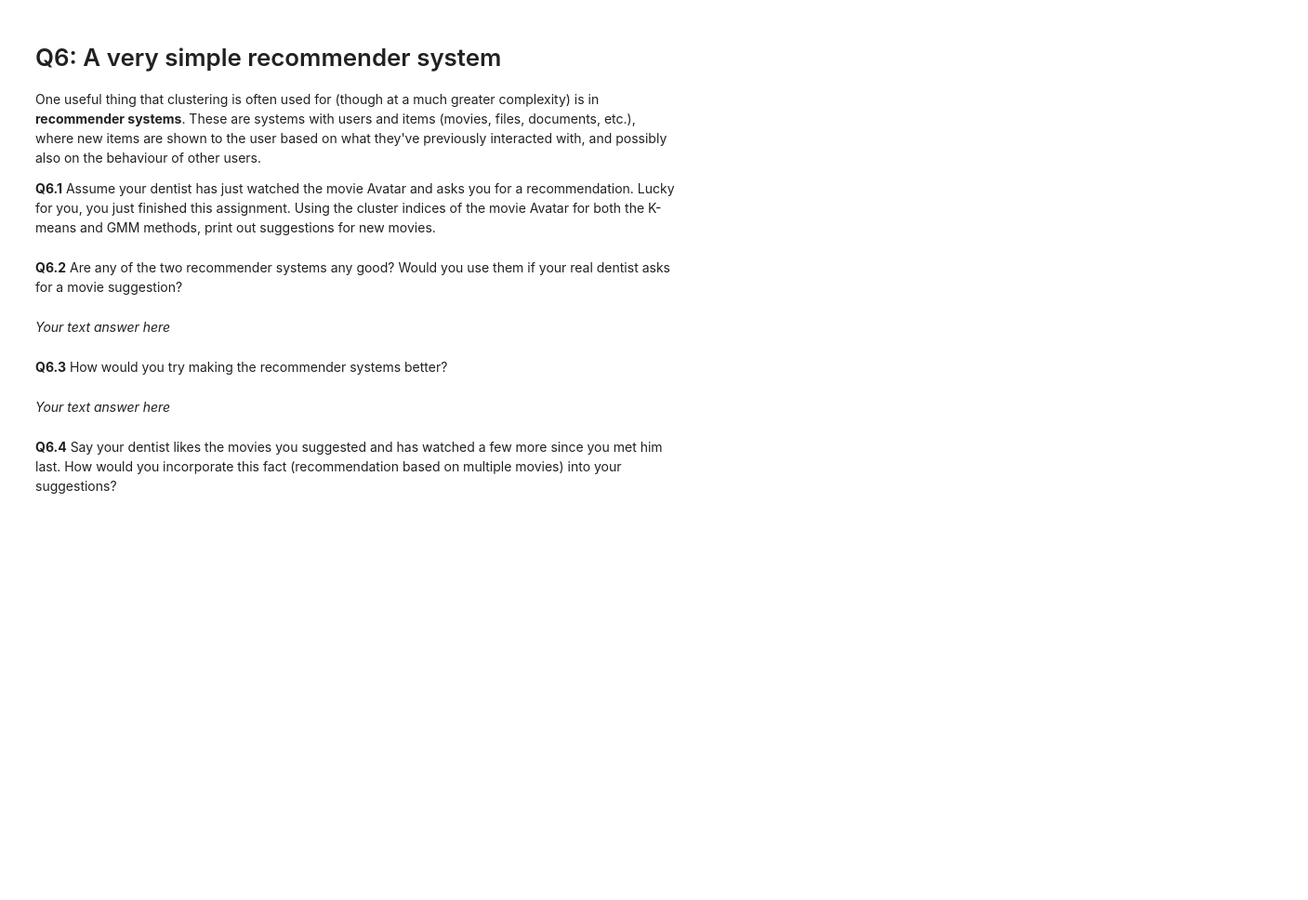
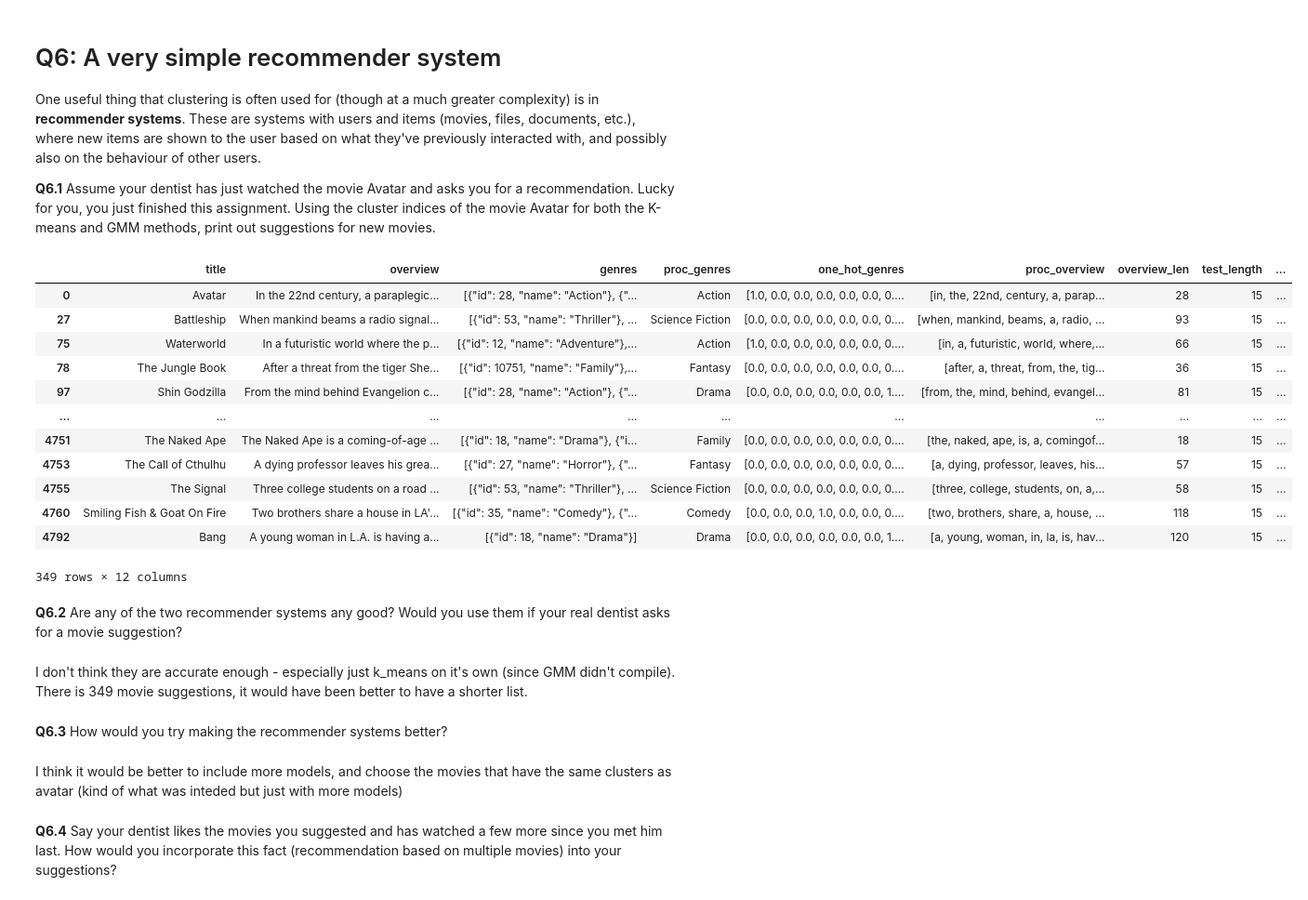
Before and after one commit to mrozalski/TMDL2024, a Jupyter notebook: week3/Assignment 3 - Empty.ipynb, the cells around one changed output. Shown at 93% size. Drawn from its saved outputs; the diff is of its cells as text; code cells hidden in the pictures; blank space fills up the shorter version.

```diff
--- a/week3/Assignment 3 - Empty.ipynb
+++ b/week3/Assignment 3 - Empty.ipynb
@@ -479,4 +514,15 @@ df["cluster_kmeans"] = ... # set predictions
 
 **Q5.1** As with the K-means above, cluster the movies based on the features that were extracted via PCA in a previous step. Set $K=20$. Add the predicted cluster into the dataframe as a new column called `cluster_gmm`. Print out the elements of a single cluster of your choice from the dataframe.
 # %%
-# Your code answer here
+# import GMM class
+from sklearn.mixture import GaussianMixture
+
+# Perform K-means clustering
+gmm = GaussianMixture(20)
+gmm.fit(matrix_of_data)
+
+y_preds_gmm = gmm.predict(matrix_of_data) # get predictions
+df["cluster_gmm"] = y_preds_gmm # set predictions
+
+# print out elements of cluster 0
+df[df["cluster_gmm"]==0]
@@ -505,19 +553,32 @@ One useful thing that clustering is often used for (though at a much greater com
 # %%
 prev_watch = "Avatar"
 
-cluster_kmeans = # find what cluster index Avatar falls into for k-means
-cluster_gmm = # find what cluster index Avatar falls into for gmm
+#cluster_gmm = # find what cluster index Avatar falls into for gmm - didn't compile
+k_mean_Avatar = df.loc[df['title'] == 'Avatar', 'cluster_kmeans'].iloc[0]
 
-# print out similar movies
-...
+df[df['cluster_kmeans']==k_mean_Avatar]
+# %% [output]
+|  | title | overview | genres | proc_genres | one_hot_genres | proc_overview | overview_len | test_length | ... |
+| 0 | Avatar | In the 22nd century, a paraplegic... | [{"id": 28, "name": "Action"}, {"... | Action | [1.0, 0.0, 0.0, 0.0, 0.0, 0.0, 0.... | [in, the, 22nd, century, a, parap... | 28 | 15 | ... |
+| 27 | Battleship | When mankind beams a radio signal... | [{"id": 53, "name": "Thriller"}, ... | Science Fiction | [0.0, 0.0, 0.0, 0.0, 0.0, 0.0, 0.... | [when, mankind, beams, a, radio, ... | 93 | 15 | ... |
+| 75 | Waterworld | In a futuristic world where the p... | [{"id": 12, "name": "Adventure"},... | Action | [1.0, 0.0, 0.0, 0.0, 0.0, 0.0, 0.... | [in, a, futuristic, world, where,... | 66 | 15 | ... |
+| 78 | The Jungle Book | After a threat from the tiger She... | [{"id": 10751, "name": "Family"},... | Fantasy | [0.0, 0.0, 0.0, 0.0, 0.0, 0.0, 0.... | [after, a, threat, from, the, tig... | 36 | 15 | ... |
+| 97 | Shin Godzilla | From the mind behind Evangelion c... | [{"id": 28, "name": "Action"}, {"... | Drama | [0.0, 0.0, 0.0, 0.0, 0.0, 0.0, 1.... | [from, the, mind, behind, evangel... | 81 | 15 | ... |
+| ... | ... | ... | ... | ... | ... | ... | ... | ... | ... |
+| 4751 | The Naked Ape | The Naked Ape is a coming-of-age ... | [{"id": 18, "name": "Drama"}, {"i... | Family | [0.0, 0.0, 0.0, 0.0, 0.0, 0.0, 0.... | [the, naked, ape, is, a, comingof... | 18 | 15 | ... |
+| 4753 | The Call of Cthulhu | A dying professor leaves his grea... | [{"id": 27, "name": "Horror"}, {"... | Fantasy | [0.0, 0.0, 0.0, 0.0, 0.0, 0.0, 0.... | [a, dying, professor, leaves, his... | 57 | 15 | ... |
+| 4755 | The Signal | Three college students on a road ... | [{"id": 53, "name": "Thriller"}, ... | Science Fiction | [0.0, 0.0, 0.0, 0.0, 0.0, 0.0, 0.... | [three, college, students, on, a,... | 58 | 15 | ... |
+| 4760 | Smiling Fish & Goat On Fire | Two brothers share a house in LA'... | [{"id": 35, "name": "Comedy"}, {"... | Comedy | [0.0, 0.0, 0.0, 1.0, 0.0, 0.0, 0.... | [two, brothers, share, a, house, ... | 118 | 15 | ... |
+| 4792 | Bang | A young woman in L.A. is having a... | [{"id": 18, "name": "Drama"}] | Drama | [0.0, 0.0, 0.0, 0.0, 0.0, 0.0, 1.... | [a, young, woman, in, la, is, hav... | 120 | 15 | ... |
+349 rows × 12 columns
 # %% [markdown]
 **Q6.2** Are any of the two recommender systems any good? Would you use them if your real dentist asks for a movie suggestion?
 # %% [markdown]
-*Your text answer here*
+I don't think they are accurate enough - especially just k_means on it's own (since GMM didn't compile). There is 349 movie suggestions, it would have been better to have a shorter list.
 # %% [markdown]
 **Q6.3** How would you try making the recommender systems better?
 # %% [markdown]
-*Your text answer here*
+I think it would be better to include more models, and choose the movies that have the same clusters as avatar (kind of what was inteded but just with more models)
 # %% [markdown]
 **Q6.4** Say your dentist likes the movies you suggested and has watched a few more since you met him last. How would you incorporate this fact (recommendation based on multiple movies) into your suggestions?
 # %% [markdown]
```
Also changed, not shown: parts of 6 cells of this notebook.
